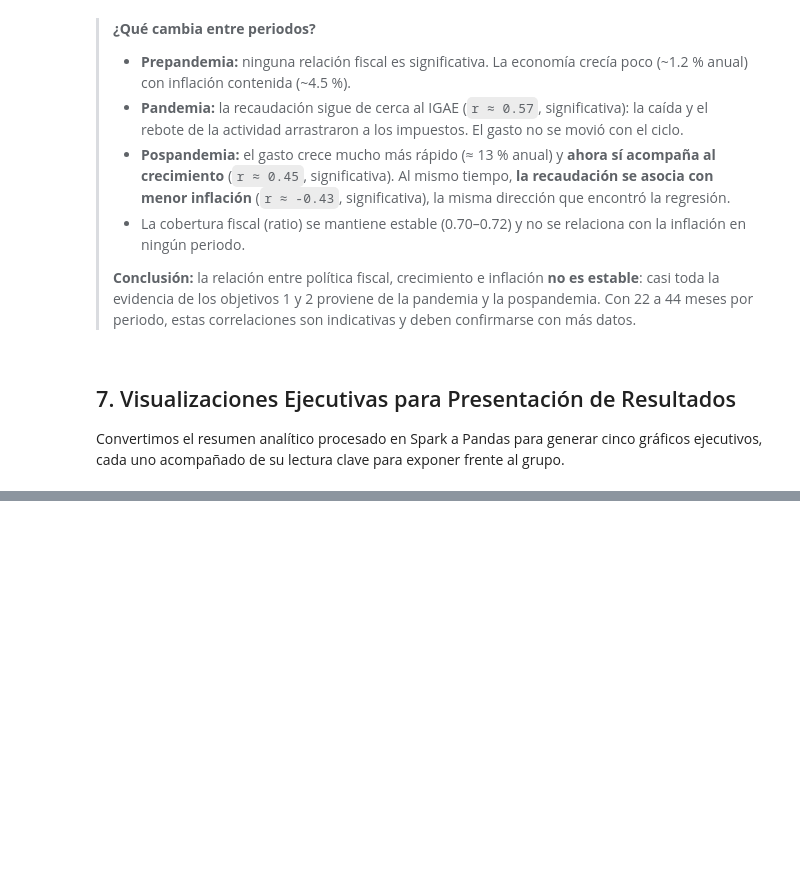
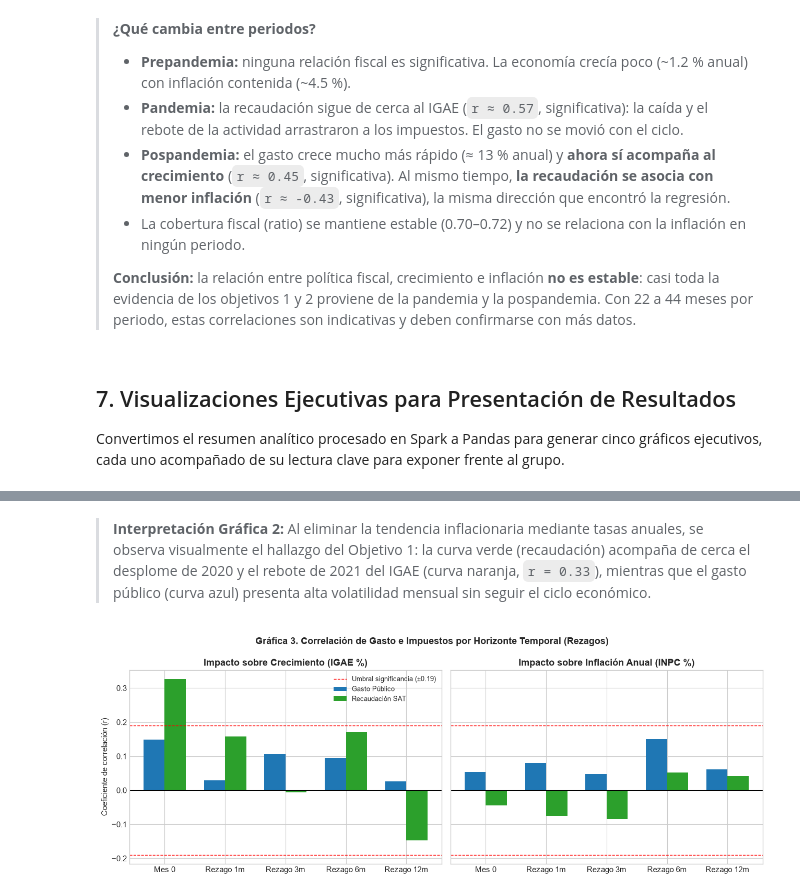
Before and after one commit to lunatix/Integrador-PGBD-26A, a Jupyter notebook: notebooks/02_analisis_dataset_maestro_final.ipynb, the cells around one changed output, grey strips where cells are left out. Cells and saved outputs as stored; diff of their text form; code cells hidden in the pictures; blank space fills up the shorter version.

```diff
--- a/notebooks/02_analisis_dataset_maestro_final.ipynb
+++ b/notebooks/02_analisis_dataset_maestro_final.ipynb
@@ -925,0 +971,62 @@ Para mantener limpio el entorno de trabajo, liberamos los datos guardados en mem
+# %% [markdown]
+> **Interpretación Gráfica 2:** Al eliminar la tendencia inflacionaria mediante tasas anuales, se observa visualmente el hallazgo del Objetivo 1: la curva verde (recaudación) acompaña de cerca el desplome de 2020 y el rebote de 2021 del IGAE (curva naranja, `r = 0.33`), mientras que el gasto público (curva azul) presenta alta volatilidad mensual sin seguir el ciclo económico.
+# %%
+# --- GRÁFICA 3: Correlación cruzada por rezagos (0, 1, 3, 6 y 12 meses) ---
+fig, axes = plt.subplots(1, 2, figsize=(13, 4.8), sharey=True)
+
+rezagos_labels = ['Mes 0', 'Rezago 1m', 'Rezago 3m', 'Rezago 6m', 'Rezago 12m']
+
+cols_gasto = [
+    'gasto_var_anual_pct',
+    'gasto_var_lag1',
+    'gasto_var_lag3',
+    'gasto_var_lag6',
+    'gasto_var_lag12'
+]
+cols_sat = [
+    'sat_var_anual_pct',
+    'sat_var_lag1',
+    'sat_var_lag3',
+    'sat_var_lag6',
+    'sat_var_lag12'
+]
+
+# Extraer por nombre exacto (si algún rezago no existiera, .reindex pone NaN en lugar de romper el tamaño)
+s_igae = sig_igae.set_index('variable')['r']
+s_inf = sig_inf.set_index('variable')['r']
+
+r_gasto_igae = s_igae.reindex(cols_gasto).values
+r_sat_igae = s_igae.reindex(cols_sat).values
+r_gasto_inf = s_inf.reindex(cols_gasto).values
+r_sat_inf = s_inf.reindex(cols_sat).values
+
+x = np.arange(len(rezagos_labels))
+width = 0.35
+
+# Panel izquierdo: IGAE
+axes[0].bar(x - width/2, r_gasto_igae, width, label='Gasto Público', color='#1f77b4')
+axes[0].bar(x + width/2, r_sat_igae, width, label='Recaudación SAT', color='#2ca02c')
+axes[0].axhline(0.19, color='red', linestyle='--', linewidth=1, label='Umbral significancia (±0.19)')
+axes[0].axhline(-0.19, color='red', linestyle='--', linewidth=1)
+axes[0].axhline(0, color='black', linewidth=0.8)
+axes[0].set_title('Impacto sobre Crecimiento (IGAE %)', fontweight='bold')
+axes[0].set_xticks(x)
+axes[0].set_xticklabels(rezagos_labels)
+axes[0].set_ylabel('Coeficiente de correlación (r)')
+axes[0].legend(loc='upper right', fontsize=9)
+
+# Panel derecho: Inflación
+axes[1].bar(x - width/2, r_gasto_inf, width, label='Gasto Público', color='#1f77b4')
+axes[1].bar(x + width/2, r_sat_inf, width, label='Recaudación SAT', color='#2ca02c')
+axes[1].axhline(0.19, color='red', linestyle='--', linewidth=1, label='Umbral significancia (±0.19)')
+axes[1].axhline(-0.19, color='red', linestyle='--', linewidth=1)
+axes[1].axhline(0, color='black', linewidth=0.8)
+axes[1].set_title('Impacto sobre Inflación Anual (INPC %)', fontweight='bold')
+axes[1].set_xticks(x)
+axes[1].set_xticklabels(rezagos_labels)
+
+plt.suptitle('Gráfica 3. Correlación de Gasto e Impuestos por Horizonte Temporal (Rezagos)', fontsize=13, fontweight='bold')
+plt.tight_layout()
+plt.show()
+# %% [output]
+[figure, added]
```
Also changed, not shown: parts of 40 cells of this notebook.
